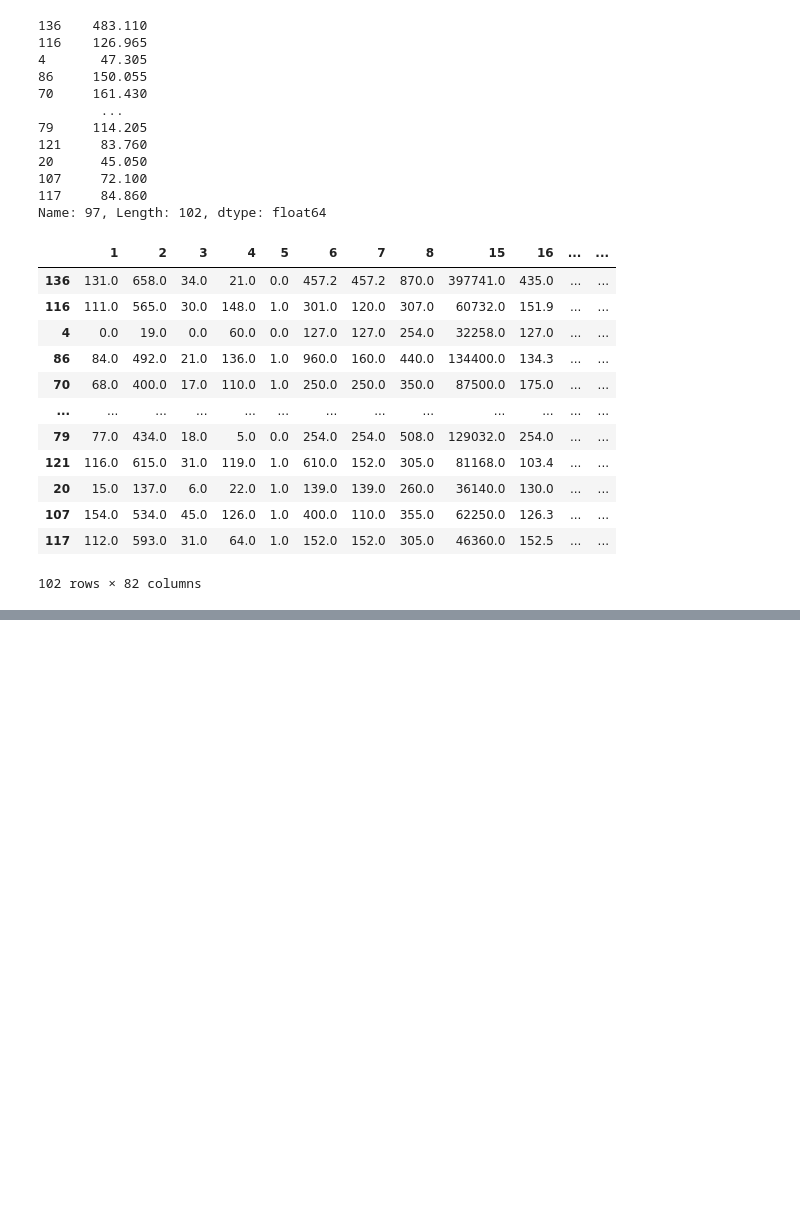
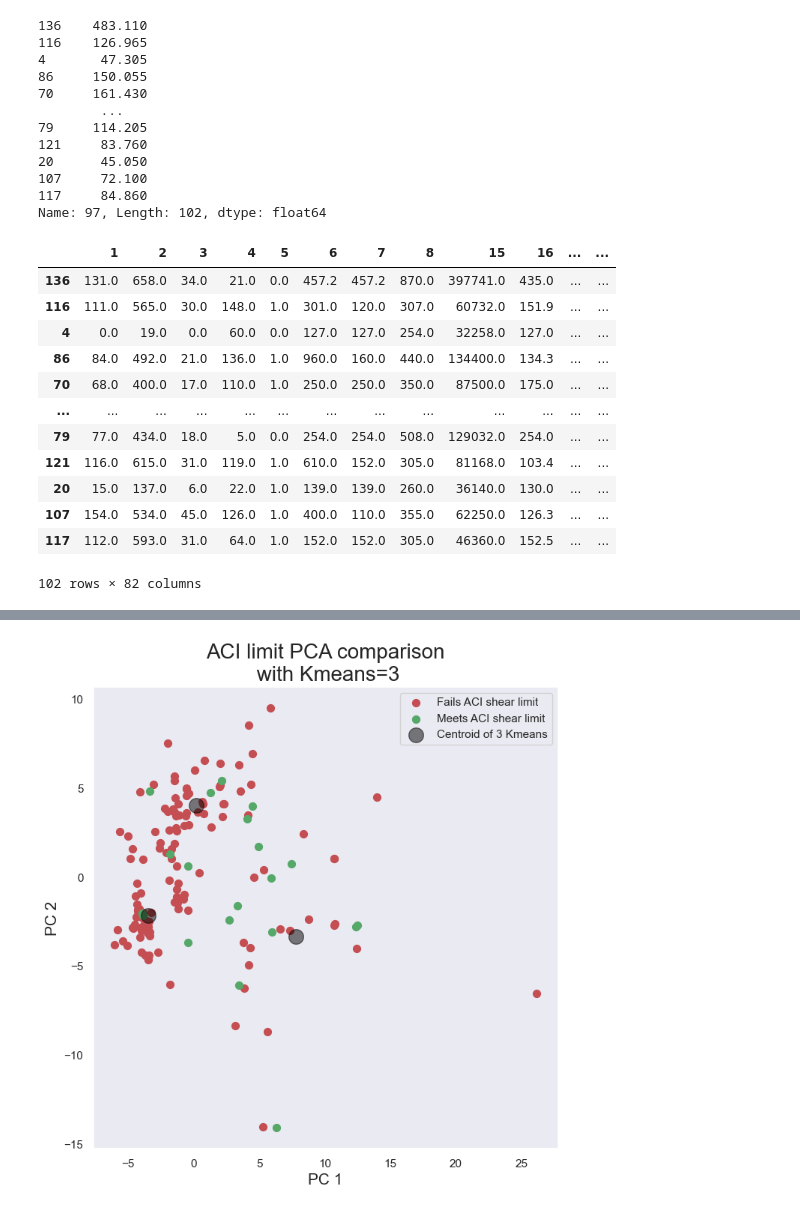
Before and after one commit to adomakor412/MSNT_Thesis_ML_CE, a Jupyter notebook: dfexp_prediction.ipynb, the cells around one changed output, grey strips where cells are left out. Drawn from its saved outputs; the diff is of its cells as text; code cells hidden in the pictures; blank space fills up the shorter version.

Commit message:
kmeans separation

```diff
--- a/dfexp_prediction.ipynb
+++ b/dfexp_prediction.ipynb
@@ -847,0 +937,3 @@ X_trainScaled
+# %%
+# x = df_standard.drop(columns=['97', 'Target'])
+x = df_standard.drop(columns=['Target'])
@@ -847,0 +966,4 @@ X_trainScaled
+# %%
+PCA_col_20 = ['PC 1','PC 2','PC 3','PC 4','PC 5','PC 6','PC 7','PC 8', 'PC 9','PC 10',
+            'PC 11','PC 12','PC 13','PC 14','PC 15','PC 16','PC 17','PC 18','PC 19','PC 20']
+finalDF = pd.DataFrame(principalComponents, columns=PCA_col_20)
@@ -847,0 +986,10 @@ X_trainScaled
+# %%
+# Z=finalDf[['principal component 1','principal component 2']]
+# X=finalDf[['principal component 1']]
+# Y=finalDf[['principal component 2']]
+# Z=chart[['PC 1','PC 2']]
+# X=chart[['PC 1']]
+# Y=chart[['PC 2']]
+Z=finalDF[['PC 1','PC 2']]
+X=finalDF[['PC 1']]
+Y=finalDF[['PC 2']]
@@ -847,0 +1005,63 @@ X_trainScaled
+# %%
+# Z=principalDf[['principal component 1','principal component 2']]
+# connectivity_centroid=KMeans(n_clusters=6)
+# connectivity_centroid.fit(Z)
+# y_kmeans = connectivity_centroid.predict(Z)
+#Z=chart[['PC 1','PC 2']]
+connectivity_centroid=KMeans(n_clusters=3)
+connectivity_centroid.fit(Z)
+y_kmeans = connectivity_centroid.predict(Z)
+
+# fig = plt.figure(figsize = (8,8))
+# ax = fig.add_subplot(1,1,1)
+# ax.set_xlabel('Principal Component 1', fontsize = 15)
+# ax.set_ylabel('Principal Component 2', fontsize = 15)
+# ax.set_title('2 component PCA', fontsize = 20)
+# salaries = [0, 500, 1000]
+# colors = ['r', 'g', 'b']
+# for salary, color in zip(salaries,colors):
+#     indicesToKeep = finalDf['Salary'] >= salary
+#     ax.scatter(finalDf.loc[indicesToKeep, 'principal component 1']
+#                , finalDf.loc[indicesToKeep, 'principal component 2']
+#                , c = color
+#                , s = 50)
+# ax.legend(['<=$500k', '<=$100k', '>$0.1M'])
+# ax.grid()
+
+# #plt.scatter(X, Y, c='b', s=50, cmap='viridis')
+
+# centers = connectivity_centroid.cluster_centers_
+# ax.scatter(centers[:, 0], centers[:, 1], c='black', s=200, alpha=0.5);
+
+# plt.scatter(X, Y, c='b', s=50, cmap='viridis')
+
+# centers = connectivity_centroid.cluster_centers_
+# ax.scatter(centers[:, 0], centers[:, 1], c='black', s=200, alpha=0.5);
+#plt.legend(['Centroid of fails ACI shear limit', 'Centroid of meets ACI shear limit'])
+
+fig = plt.figure(figsize = (8,8))
+ax = fig.add_subplot(1,1,1)
+ax.set_xlabel('PC 1', fontsize = 15)
+ax.set_ylabel('PC 2', fontsize = 15)
+ax.set_title('ACI limit PCA comparison\n with Kmeans=3', fontsize = 20)
+targets = df_standard['Target'].unique()
+colors = ['r', 'g']
+for target, color in zip(targets,colors):
+    indicesToKeep = df_standard['Target'] == target
+    ax.scatter(finalDF.loc[finalDF.index[indicesToKeep], 'PC 1']
+               , finalDF.loc[finalDF.index[indicesToKeep], 'PC 2']
+               , c = color
+               , s = 50)
+#ax.legend(['Fails ACI shear limit', 'Meets ACI shear limit'])
+ax.grid()
+
+centers = connectivity_centroid.cluster_centers_
+ax.scatter(centers[:, 0], centers[:, 1], c='black', s=200, alpha=0.5);
+#ax.scatter(centers[:, 0], centers[:, 1], c='purple', s=200, alpha=0.5);
+#ax.legend(['Fails ACI shear limit', 'Meets ACI shear limit','Centroids'])
+ax.legend(['Fails ACI shear limit', 'Meets ACI shear limit',
+           'Centroid of 3 Kmeans'])
+
+plt.savefig(f"ACI_limit_PCA_centroid_Comparison_3Kmeans.png")
+# %% [output]
+[figure, added]
```
Also changed, not shown: parts of 35 cells of this notebook.
